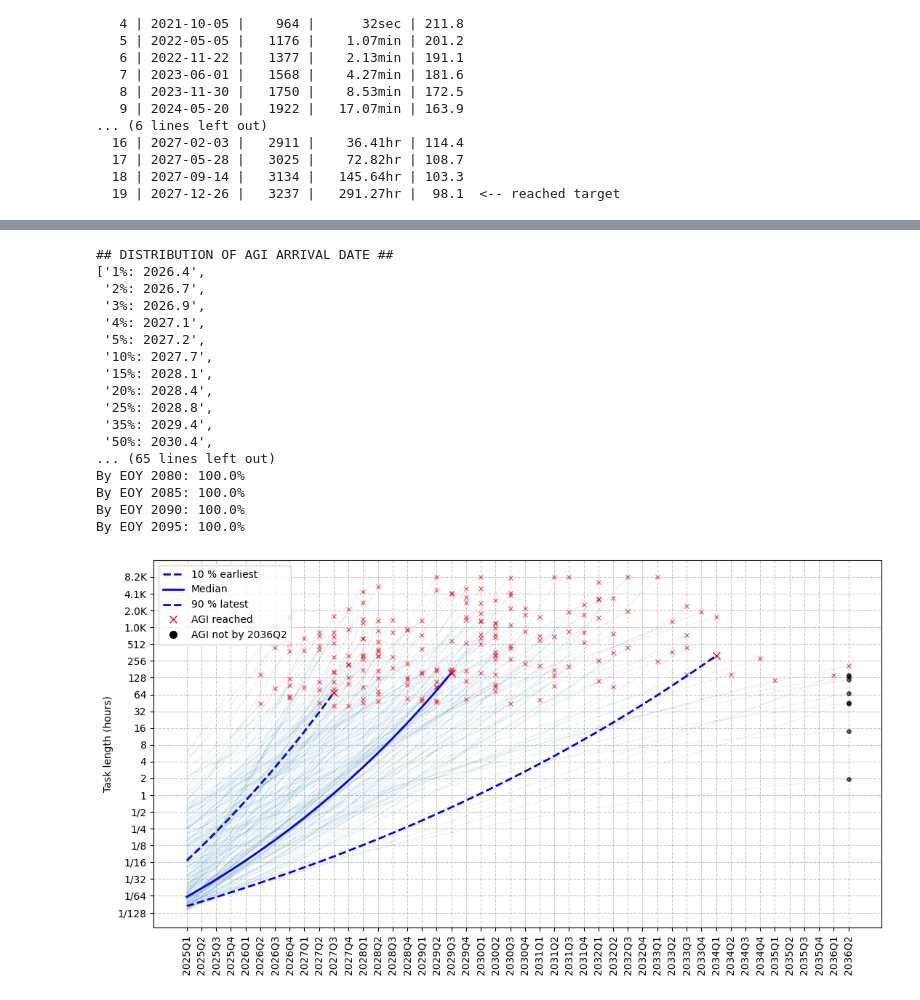
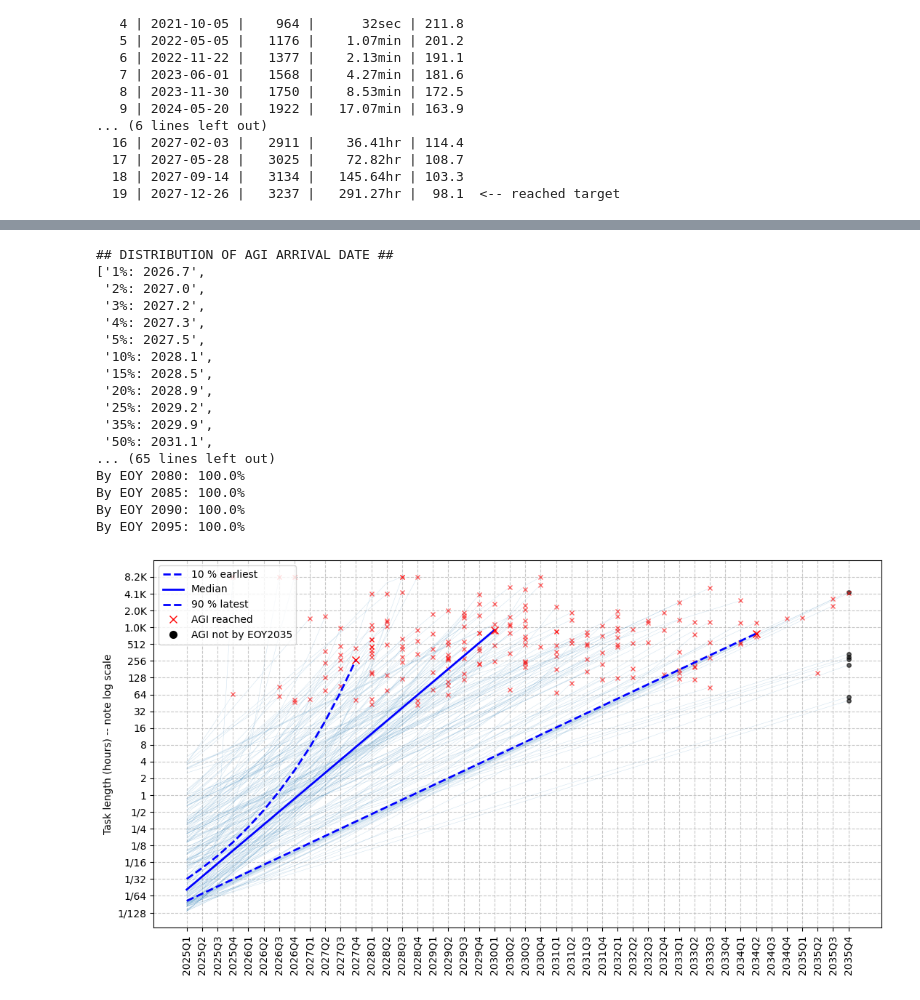
Before and after one commit to whymath/agi_timelines, a Jupyter notebook: METR Timelines Model.ipynb, the cells around one changed output, grey strips where cells are left out. Saved outputs shown, nothing was run; the diff lists cells and outputs as text; code cells hidden in the pictures.

```diff
--- a/METR Timelines Model.ipynb
+++ b/METR Timelines Model.ipynb
@@ -196,6 +330,13 @@ _ = run_model(metr_model_with_o3, index_date=O3_LAUNCH_DATE)
 # %%
 print('## START task length (displayed in min) ##')
+
+# -- DEFINE CURRENT BEST
 current_best = 1.75 # o3 task length at 50% reliability?
+
+# -- DEFINE ADJUSTMENTS
+elicitation_boost = sq.mixture([[0.3, 1], # Can you get a boost to scores by iterating on scaffolding and other elicitation techniques? 30% chance no, 40% chance you can get a 1.2x speed up, 30% chance of 1.5x.
+                                [0.4, 1.2],
+                                [0.3, 1.5]])
 
 reliability_needed = sq.mixture([[0.3, 0.5], # What amount of reliability will we need? Probability distribution over hypotheses
                                  [0.4, 0.8],
@@ -217,8 +358,12 @@ task_type_penalty = sq.mixture([[0.2, 1],                         # 20% chance t
                                 [0.4, 1 / sq.lognorm(5, 20)],     # 40% chance that true AGI tasks are 5-20x harder than METR's software tasks
                                 [0.4, 1 / sq.lognorm(10, 1000)]]) # 40% chance that true AGI tasks are 10-1000x harder than METR's software tasks
 
-# Start with current best, add reliability penalty
-start_task_length = current_best * sq.dist_fn(reliability_needed, reliability_count_to_penalty)
+# -- CREATE DISTRIBUTION
+# Start with current best, add elicitation boost
+start_task_length = current_best * elicitation_boost
+
+# add reliability penalty
+start_task_length = start_task_length * sq.dist_fn(reliability_needed, reliability_count_to_penalty)
 
 # Add task type penalty
 start_task_length *= task_type_penalty
@@ -246,6 +391,6 @@ sq.get_percentiles((start_task_length * 60) @ 100_000, digits=1)
 # %%
 print('## AGI task length (displayed in hrs) ##')
-agi_task_length = sq.lognorm(40, 2000, credibility=80, lclip=40)
+agi_task_length = sq.lognorm(80, 2000, credibility=80, lclip=40)
 sq.get_percentiles(agi_task_length @ 100_000, digits=0)
 # %% [output]
 ## AGI task length (displayed in hrs) ##
@@ -265,6 +410,9 @@ sq.get_percentiles(agi_task_length @ 100_000, digits=0)
 # %%
 print('## DOUBLING TIME (displayed in days) ##')
-doubling_time = sq.lognorm(90, 250, credibility=80, lclip=60)
+doubling_time = sq.mixture([[0.4, 212],
+                            [0.2, 118],
+                            [0.1, 320],
+                            [0.3, sq.lognorm(lognorm_mean=126, lognorm_sd=40)]])
 sq.get_percentiles(doubling_time @ 100_000, digits=0)
 # %% [output]
 ## DOUBLING TIME (displayed in days) ##
@@ -284,6 +432,7 @@ sq.get_percentiles(doubling_time @ 100_000, digits=0)
 # %%
 print('## ACCELERATION (displayed in days)')
-acceleration = sq.norm(0.95, 1.02, credibility=80)
+acceleration = sq.mixture([[0.6, 1],
+                           [0.4, 1 - sq.lognorm(0.005, 0.1, credibility=80)]])
 sq.get_percentiles(acceleration @ 100_000, digits=3)
 # %% [output]
 ## ACCELERATION (displayed in days)
@@ -406,17 +555,17 @@ for y in list(range(2025, 2035)) + list(range(2035, 2100, 5)):
 print('')
 # %% [output]
 ## DISTRIBUTION OF AGI ARRIVAL DATE ##
-['1%: 2026.4',
- '2%: 2026.7',
- '3%: 2026.9',
- '4%: 2027.1',
- '5%: 2027.2',
- '10%: 2027.7',
- '15%: 2028.1',
- '20%: 2028.4',
- '25%: 2028.8',
- '35%: 2029.4',
- '50%: 2030.4',
+['1%: 2026.7',
+ '2%: 2027.0',
+ '3%: 2027.2',
+ '4%: 2027.3',
+ '5%: 2027.5',
+ '10%: 2028.1',
+ '15%: 2028.5',
+ '20%: 2028.9',
+ '25%: 2029.2',
+ '35%: 2029.9',
+ '50%: 2031.1',
 ... (65 lines left out)
 By EOY 2080: 100.0%
 By EOY 2085: 100.0%
@@ -525,34 +674,34 @@ def plot_exponential_growth(
 
     for label, (curve, hit_q, clip_q, style) in highlights.items():
         end_q = min(hit_q, clip_q, len(quarters) - 1)
         plt.plot(quarters[: end_q + 1], curve[: end_q + 1], style, lw=2, label=label)
         marker = "rx" if hit_q < len(quarters) else "ko"
         plt.plot(quarters[end_q], curve[end_q], marker, ms=7)
 
     plt.plot([], [], "rx", ms=7, label="AGI reached")
-    plt.plot([], [], "ko", ms=7, label="AGI not by 2036Q2")
+    plt.plot([], [], "ko", ms=7, label="AGI not by EOY2035")
 
     plt.yscale("log", base=2)
     plt.yticks(_y_ticks())
     plt.gca().yaxis.set_major_formatter(FuncFormatter(billions_formatter))
     plt.xticks(quarters, _quarter_labels(n_quarters), rotation=90)
     plt.grid(ls="--", alpha=0.7)
-    plt.ylabel("Task length (hours)")
+    plt.ylabel("Task length (hours) -- note log scale")
     plt.tight_layout()
     plt.legend(loc="upper left")
     plt.show()
     return None
 
 
 plot_exponential_growth(
     doubling_time_days=doubling_time,
     starting_hours=start_task_length,
     agi_task_length=agi_task_length,
     shift=shift,
     acceleration=acceleration,
-    n_quarters=45,
+    n_quarters=43,
     n_samples=100_000,
     n_traces=200,
 )
 # %% [output]
-[figure, old version]
+[figure, new version]
```
Also changed, not shown: parts of 15 cells of this notebook.
